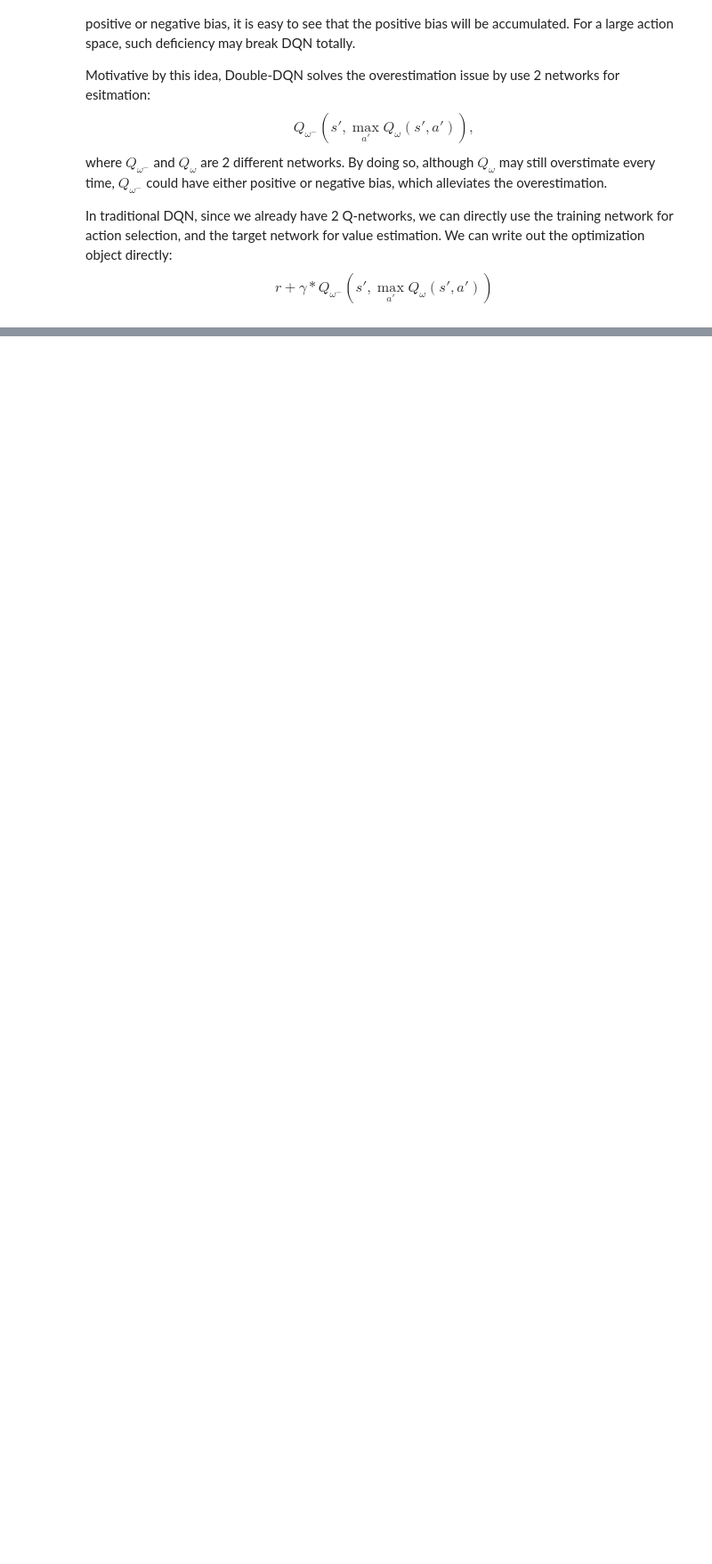
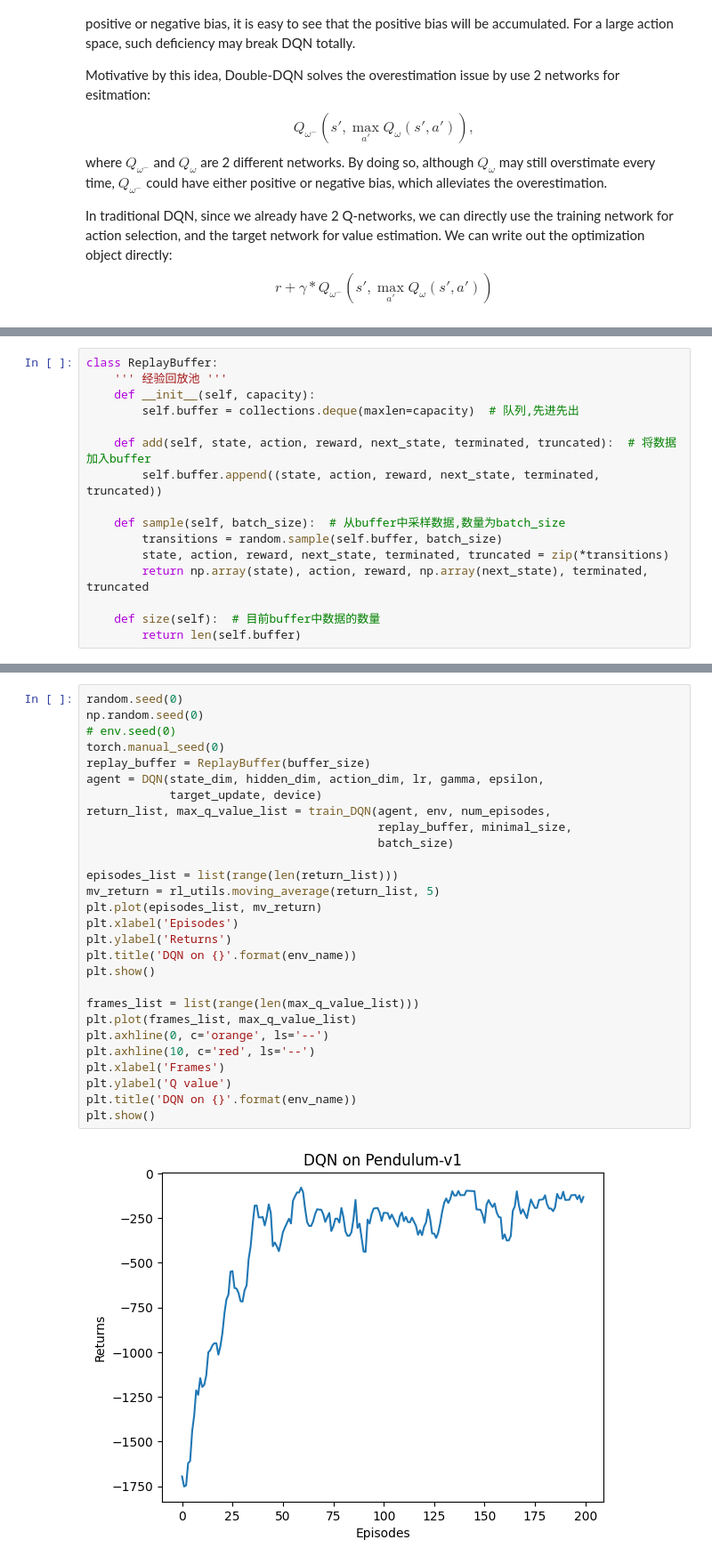
Before and after one commit to jessiewang-hongyan/rl_learning, a Jupyter notebook: 8-ImprovedDQN.ipynb, the cells around one changed output, grey strips where cells are left out. Shown: that part at 89% size. Drawn from its saved outputs; the diff is of its cells as text; blank space fills up the shorter version.

```diff
--- a/8-ImprovedDQN.ipynb
+++ b/8-ImprovedDQN.ipynb
@@ -11,0 +39,16 @@ In traditional DQN, since we already have 2 Q-networks, we can directly use the
+# %%
+class ReplayBuffer:
+    ''' 经验回放池 '''
+    def __init__(self, capacity):
+        self.buffer = collections.deque(maxlen=capacity)  # 队列,先进先出
+
+    def add(self, state, action, reward, next_state, terminated, truncated):  # 将数据加入buffer
+        self.buffer.append((state, action, reward, next_state, terminated, truncated))
+
+    def sample(self, batch_size):  # 从buffer中采样数据,数量为batch_size
+        transitions = random.sample(self.buffer, batch_size)
+        state, action, reward, next_state, terminated, truncated = zip(*transitions)
+        return np.array(state), action, reward, np.array(next_state), terminated, truncated
+
+    def size(self):  # 目前buffer中数据的数量
+        return len(self.buffer)
@@ -11,0 +208,30 @@ In traditional DQN, since we already have 2 Q-networks, we can directly use the
+# %%
+random.seed(0)
+np.random.seed(0)
+# env.seed(0)
+torch.manual_seed(0)
+replay_buffer = ReplayBuffer(buffer_size)
+agent = DQN(state_dim, hidden_dim, action_dim, lr, gamma, epsilon,
+            target_update, device)
+return_list, max_q_value_list = train_DQN(agent, env, num_episodes,
+                                          replay_buffer, minimal_size,
+                                          batch_size)
+
+episodes_list = list(range(len(return_list)))
+mv_return = rl_utils.moving_average(return_list, 5)
+plt.plot(episodes_list, mv_return)
+plt.xlabel('Episodes')
+plt.ylabel('Returns')
+plt.title('DQN on {}'.format(env_name))
+plt.show()
+
+frames_list = list(range(len(max_q_value_list)))
+plt.plot(frames_list, max_q_value_list)
+plt.axhline(0, c='orange', ls='--')
+plt.axhline(10, c='red', ls='--')
+plt.xlabel('Frames')
+plt.ylabel('Q value')
+plt.title('DQN on {}'.format(env_name))
+plt.show()
+# %% [output]
+[figure, added]
```
Also changed, not shown: parts of 8 cells of this notebook, 1 other file.
